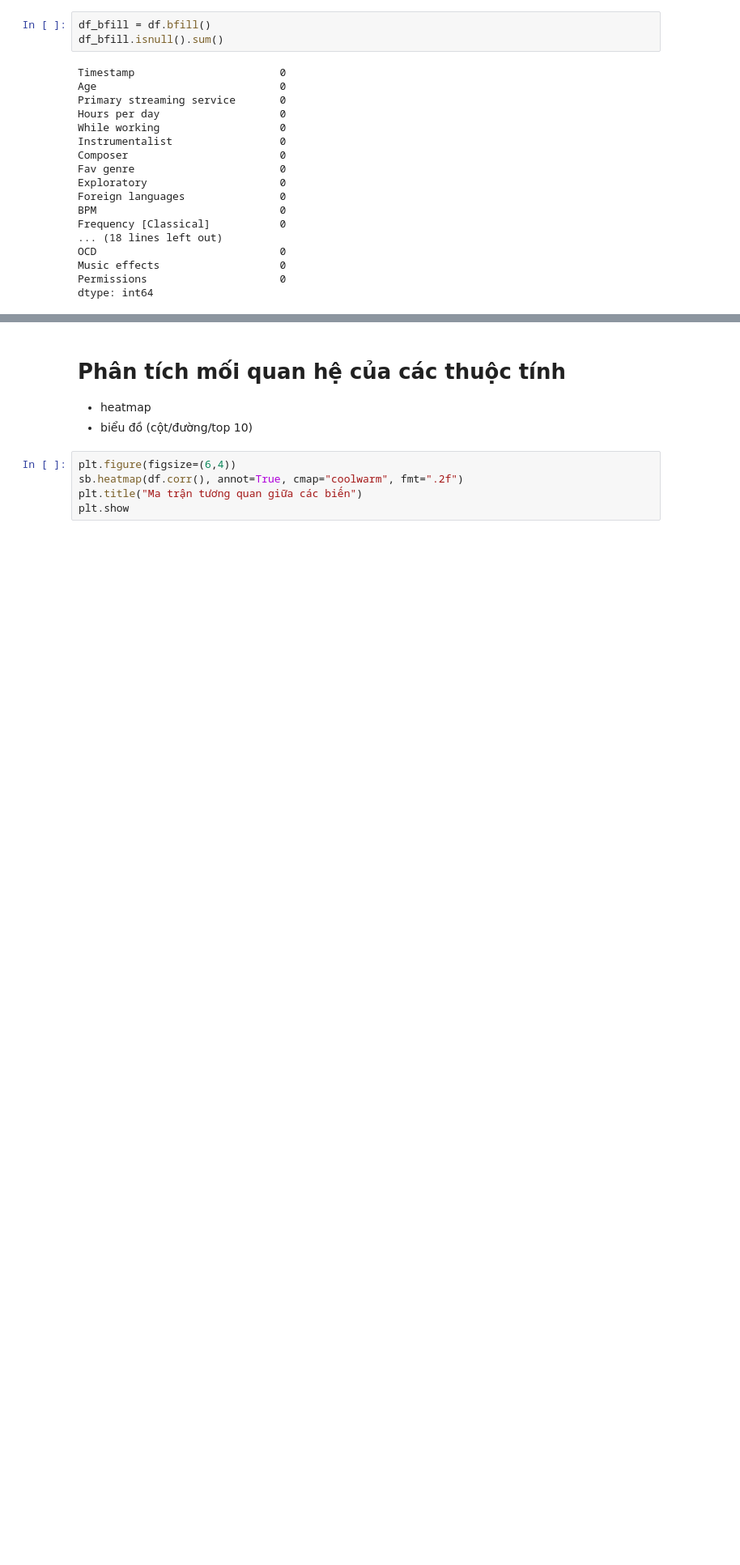
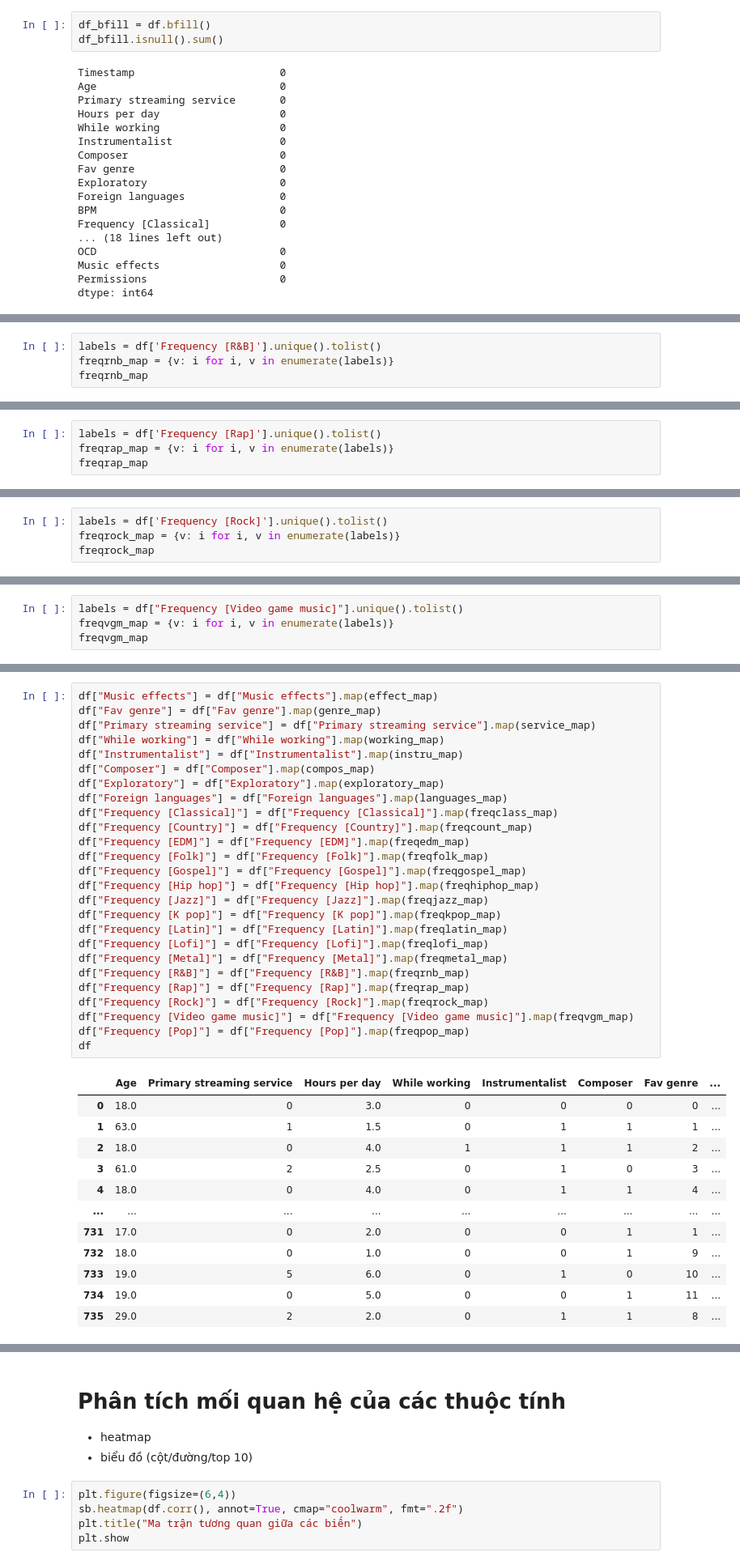
Before and after one commit to HuyNhatbel/CSA_SPCK, a Jupyter notebook: Phantich.ipynb, the cells around one changed output, grey strips where cells are left out. Shown at 81% size. Drawn from its saved outputs; the diff is of its cells as text; blank space fills up the shorter version.

```diff
--- a/Phantich.ipynb
+++ b/Phantich.ipynb
@@ -82,0 +237,4 @@ df = df.iloc[:, 3:]
+# %%
+labels = df['Frequency [R&B]'].unique().tolist()
+freqrnb_map = {v: i for i, v in enumerate(labels)}
+freqrnb_map
@@ -82,0 +243,4 @@ df = df.iloc[:, 3:]
+# %%
+labels = df['Frequency [Rap]'].unique().tolist()
+freqrap_map = {v: i for i, v in enumerate(labels)}
+freqrap_map
@@ -82,0 +249,4 @@ df = df.iloc[:, 3:]
+# %%
+labels = df['Frequency [Rock]'].unique().tolist()
+freqrock_map = {v: i for i, v in enumerate(labels)}
+freqrock_map
@@ -82,0 +255,4 @@ df = df.iloc[:, 3:]
+# %%
+labels = df["Frequency [Video game music]"].unique().tolist()
+freqvgm_map = {v: i for i, v in enumerate(labels)}
+freqvgm_map
@@ -82,0 +261,39 @@ df = df.iloc[:, 3:]
+# %%
+df["Music effects"] = df["Music effects"].map(effect_map)
+df["Fav genre"] = df["Fav genre"].map(genre_map)
+df["Primary streaming service"] = df["Primary streaming service"].map(service_map)
+df["While working"] = df["While working"].map(working_map)
+df["Instrumentalist"] = df["Instrumentalist"].map(instru_map)
+df["Composer"] = df["Composer"].map(compos_map)
+df["Exploratory"] = df["Exploratory"].map(exploratory_map)
+df["Foreign languages"] = df["Foreign languages"].map(languages_map)
+df["Frequency [Classical]"] = df["Frequency [Classical]"].map(freqclass_map)
+df["Frequency [Country]"] = df["Frequency [Country]"].map(freqcount_map)
+df["Frequency [EDM]"] = df["Frequency [EDM]"].map(freqedm_map)
+df["Frequency [Folk]"] = df["Frequency [Folk]"].map(freqfolk_map)
+df["Frequency [Gospel]"] = df["Frequency [Gospel]"].map(freqgospel_map)
+df["Frequency [Hip hop]"] = df["Frequency [Hip hop]"].map(freqhiphop_map)
+df["Frequency [Jazz]"] = df["Frequency [Jazz]"].map(freqjazz_map)
+df["Frequency [K pop]"] = df["Frequency [K pop]"].map(freqkpop_map)
+df["Frequency [Latin]"] = df["Frequency [Latin]"].map(freqlatin_map)
+df["Frequency [Lofi]"] = df["Frequency [Lofi]"].map(freqlofi_map)
+df["Frequency [Metal]"] = df["Frequency [Metal]"].map(freqmetal_map)
+df["Frequency [R&B]"] = df["Frequency [R&B]"].map(freqrnb_map)
+df["Frequency [Rap]"] = df["Frequency [Rap]"].map(freqrap_map)
+df["Frequency [Rock]"] = df["Frequency [Rock]"].map(freqrock_map)
+df["Frequency [Video game music]"] = df["Frequency [Video game music]"].map(freqvgm_map)
+df["Frequency [Pop]"] = df["Frequency [Pop]"].map(freqpop_map)
+df
+# %% [output]
+|  | Age | Primary streaming service | Hours per day | While working | Instrumentalist | Composer | Fav genre | ... |
+| 0 | 18.0 | 0 | 3.0 | 0 | 0 | 0 | 0 | ... |
+| 1 | 63.0 | 1 | 1.5 | 0 | 1 | 1 | 1 | ... |
+| 2 | 18.0 | 0 | 4.0 | 1 | 1 | 1 | 2 | ... |
+| 3 | 61.0 | 2 | 2.5 | 0 | 1 | 0 | 3 | ... |
+| 4 | 18.0 | 0 | 4.0 | 0 | 1 | 1 | 4 | ... |
+| ... | ... | ... | ... | ... | ... | ... | ... | ... |
+| 731 | 17.0 | 0 | 2.0 | 0 | 0 | 1 | 1 | ... |
+| 732 | 18.0 | 0 | 1.0 | 0 | 0 | 1 | 9 | ... |
+| 733 | 19.0 | 5 | 6.0 | 0 | 1 | 0 | 10 | ... |
+| 734 | 19.0 | 0 | 5.0 | 0 | 0 | 1 | 11 | ... |
+| 735 | 29.0 | 2 | 2.0 | 0 | 1 | 1 | 8 | ... |
```
Also changed, not shown: parts of 35 cells of this notebook.
